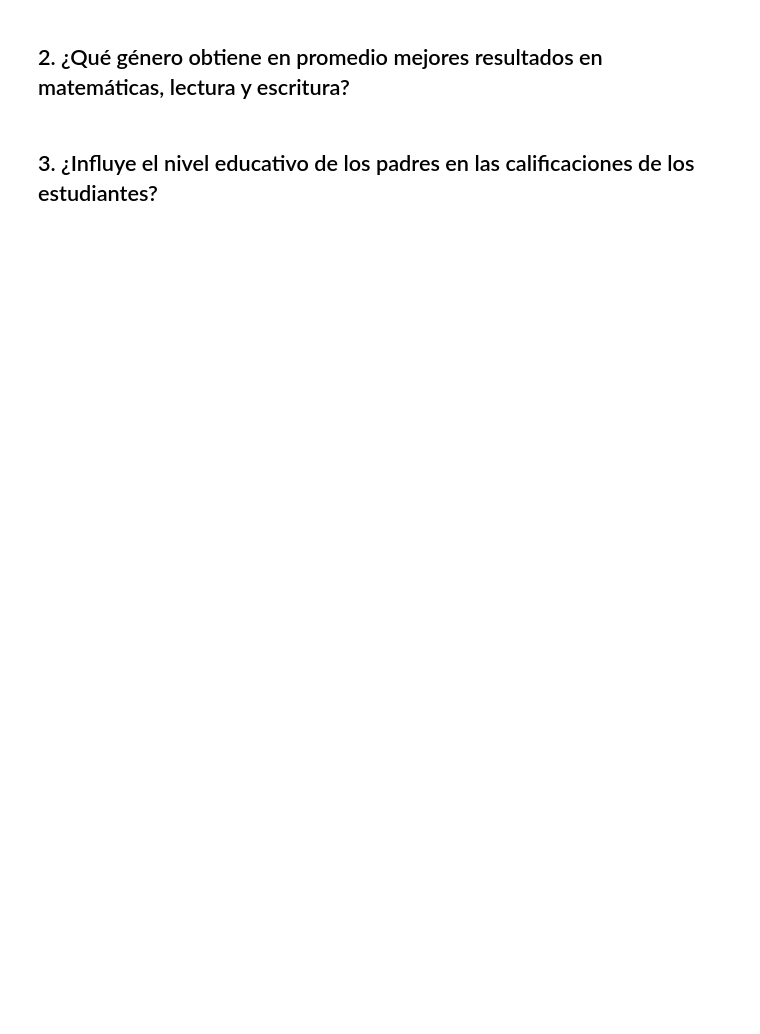
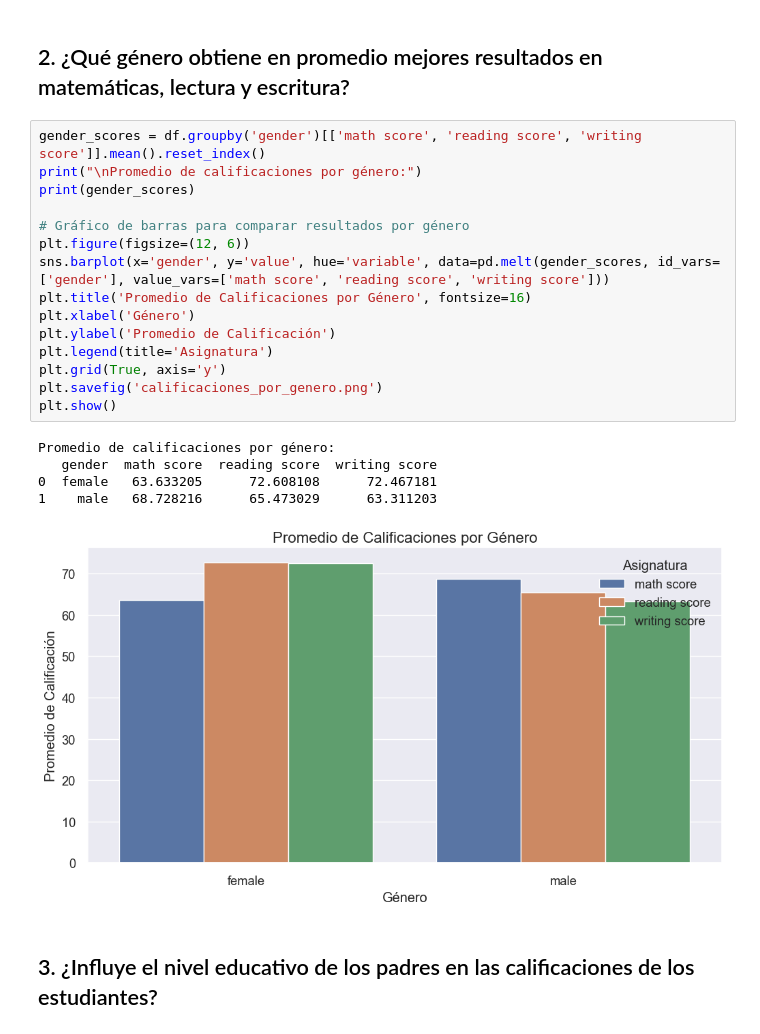
Before and after one commit to driosoft-pro/dataEducacion, a Jupyter notebook: student_performance.ipynb, the cells around one changed output. Drawn from its saved outputs; the diff is of its cells as text; blank space fills up the shorter version.

Commit message:
Update analysis data

```diff
--- a/student_performance.ipynb
+++ b/student_performance.ipynb
@@ -52,4 +129,25 @@ print(df.columns.tolist())
 # %% [markdown]
 ## 2. ¿Qué género obtiene en promedio mejores resultados en matemáticas, lectura y escritura?
+# %%
+gender_scores = df.groupby('gender')[['math score', 'reading score', 'writing score']].mean().reset_index()
+print("\nPromedio de calificaciones por género:")
+print(gender_scores)
+
+# Gráfico de barras para comparar resultados por género
+plt.figure(figsize=(12, 6))
+sns.barplot(x='gender', y='value', hue='variable', data=pd.melt(gender_scores, id_vars=['gender'], value_vars=['math score', 'reading score', 'writing score']))
+plt.title('Promedio de Calificaciones por Género', fontsize=16)
+plt.xlabel('Género')
+plt.ylabel('Promedio de Calificación')
+plt.legend(title='Asignatura')
+plt.grid(True, axis='y')
+plt.savefig('calificaciones_por_genero.png')
+plt.show()
+# %% [output]
+Promedio de calificaciones por género:
+   gender  math score  reading score  writing score
+0  female   63.633205      72.608108      72.467181
+1    male   68.728216      65.473029      63.311203
+[figure, added]
 # %% [markdown]
 ## 3. ¿Influye el nivel educativo de los padres en las calificaciones de los estudiantes?
```
Also changed, not shown: parts of 16 cells of this notebook, 12 other files.
